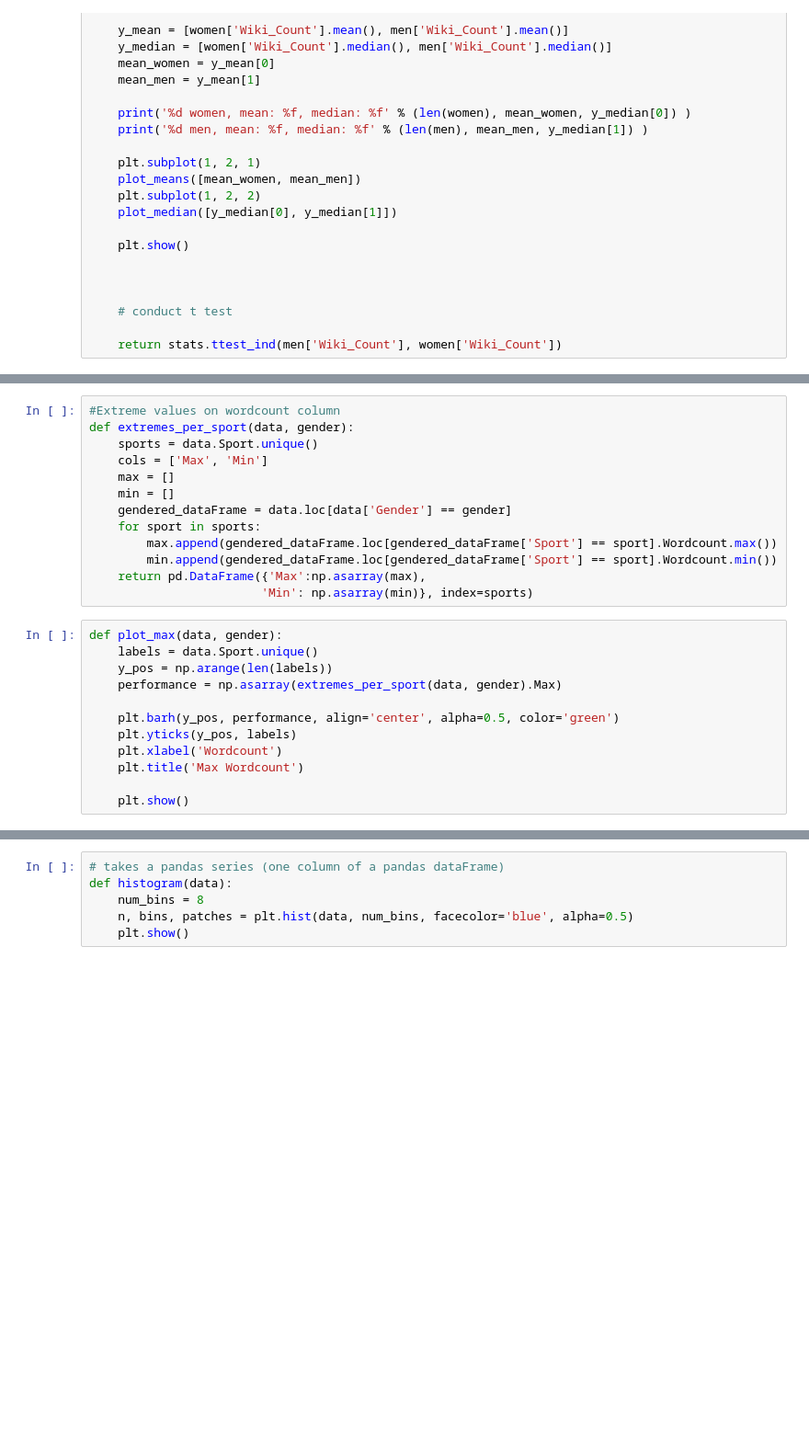
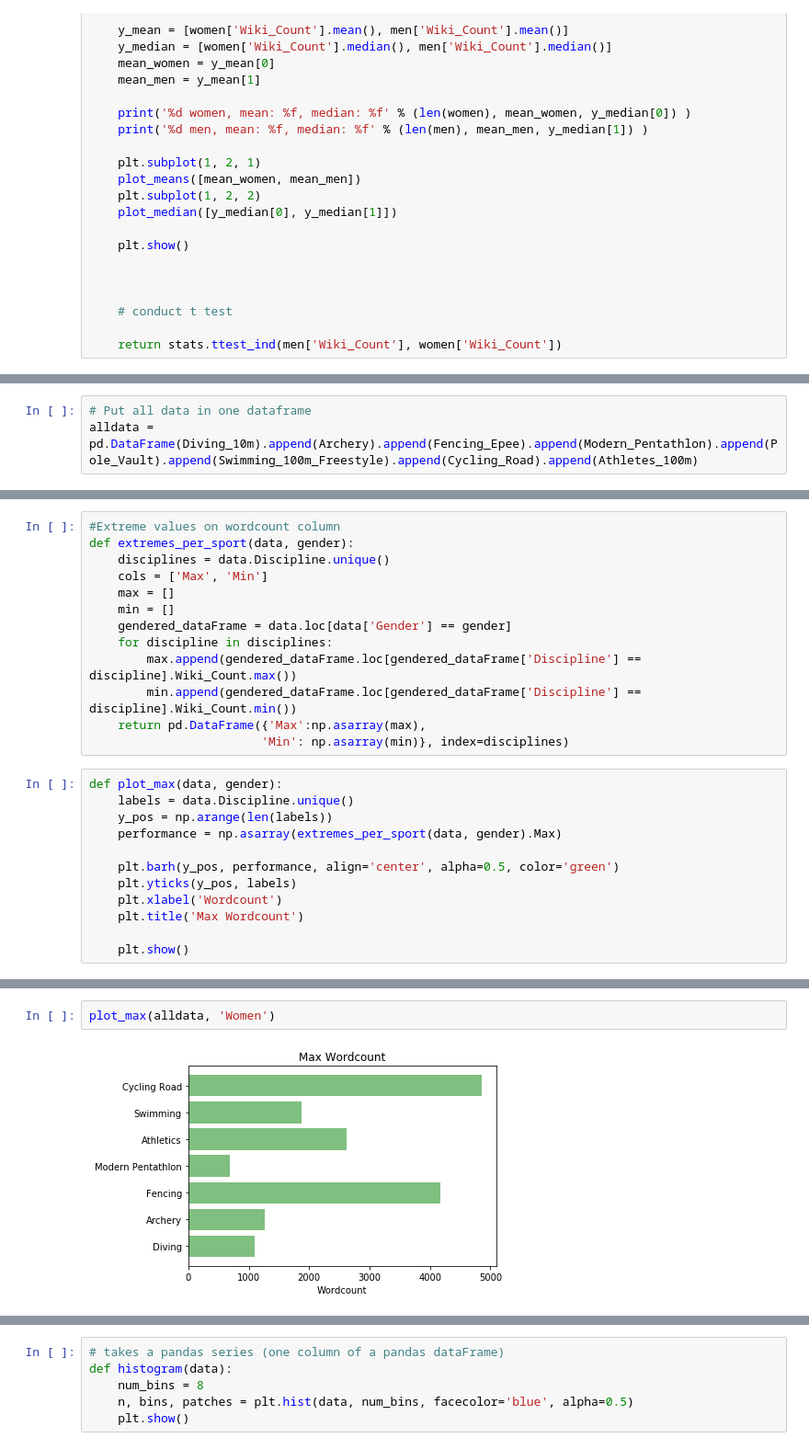
Before and after one commit to Tumbraegel/data-science-project, a Jupyter notebook: Get_Wiki_Count/Data_Analysis.ipynb, the cells around one changed output, grey strips where cells are left out. Shown at 92% size. Saved outputs shown, nothing was run; the diff lists cells and outputs as text; blank space fills up the shorter version.

```diff
--- a/Get_Wiki_Count/Data_Analysis.ipynb
+++ b/Get_Wiki_Count/Data_Analysis.ipynb
@@ -97 +81,4 @@ allpeople.Linkcount = intify(allpeople.Linkcount)
+# %%
+# Put all data in one dataframe
+alldata = pd.DataFrame(Diving_10m).append(Archery).append(Fencing_Epee).append(Modern_Pentathlon).append(Pole_Vault).append(Swimming_100m_Freestyle).append(Cycling_Road).append(Athletes_100m)
 # %%
@@ -103,19 +93,19 @@ print('Women: ' + str(len(allwomen)) + ' Men: ' +str(len(allmen)) +' Unassigned:
 # %%
 #Extreme values on wordcount column
 def extremes_per_sport(data, gender):
-    sports = data.Sport.unique()
+    disciplines = data.Discipline.unique()
     cols = ['Max', 'Min']
     max = []
     min = []
     gendered_dataFrame = data.loc[data['Gender'] == gender]
-    for sport in sports:
-        max.append(gendered_dataFrame.loc[gendered_dataFrame['Sport'] == sport].Wordcount.max())
-        min.append(gendered_dataFrame.loc[gendered_dataFrame['Sport'] == sport].Wordcount.min())
+    for discipline in disciplines:
+        max.append(gendered_dataFrame.loc[gendered_dataFrame['Discipline'] == discipline].Wiki_Count.max())
+        min.append(gendered_dataFrame.loc[gendered_dataFrame['Discipline'] == discipline].Wiki_Count.min())
     return pd.DataFrame({'Max':np.asarray(max),
-                        'Min': np.asarray(min)}, index=sports)
+                        'Min': np.asarray(min)}, index=disciplines)
 # %%
 def plot_max(data, gender):
-    labels = data.Sport.unique()
+    labels = data.Discipline.unique()
     y_pos = np.arange(len(labels))
     performance = np.asarray(extremes_per_sport(data, gender).Max)
 
@@ -131,0 +140,4 @@ plot_max(allpeople, 'm')
+# %%
+plot_max(alldata, 'Women')
+# %% [output]
+[figure, added]
```
Also changed, not shown: parts of 23 cells of this notebook.
